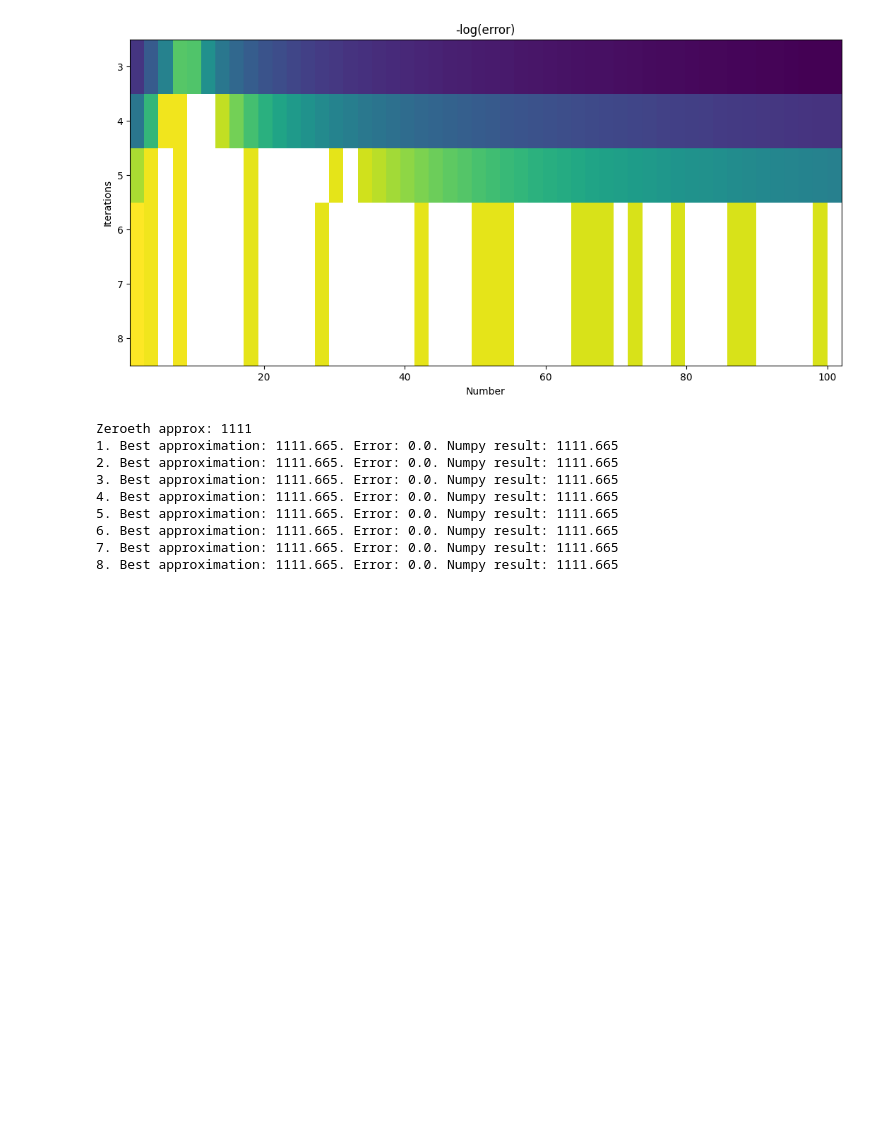
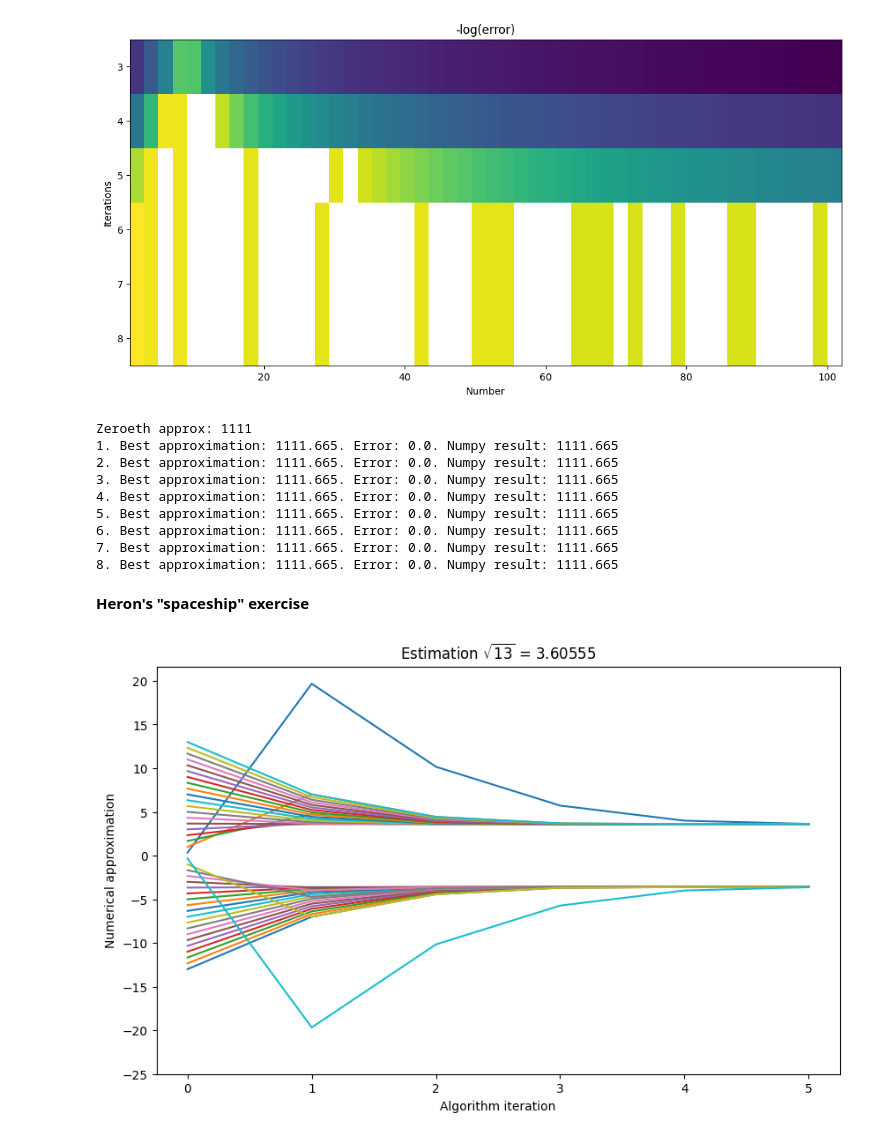
Before and after one commit to viktor-kertanov/master-math, a Jupyter notebook: ch14_number_theory/5_herons_method_square_roots.ipynb, the cells around one changed output. Drawn from its saved outputs; the diff is of its cells as text; code cells hidden in the pictures; blank space fills up the shorter version.

```diff
--- a/ch14_number_theory/5_herons_method_square_roots.ipynb
+++ b/ch14_number_theory/5_herons_method_square_roots.ipynb
@@ -96,3 +96,35 @@ Zeroeth approx: 1111
 6. Best approximation: 1111.665. Error: 0.0. Numpy result: 1111.665
 7. Best approximation: 1111.665. Error: 0.0. Numpy result: 1111.665
 8. Best approximation: 1111.665. Error: 0.0. Numpy result: 1111.665
+# %% [markdown]
+__Heron's "spaceship" exercise__
+# %%
+Y = 13
+start_points = np.linspace(-Y, Y, 40)
+heron_iterations_num = 5
+
+A = np.zeros([len(start_points), heron_iterations_num+1])
+
+for start_idx, start_point in enumerate(start_points):
+    x_approx = start_point
+    x_approx_vector = [x_approx]
+    for iter in range(heron_iterations_num):
+        x_approx = (x_approx + Y/x_approx) / 2
+        x_approx_vector.append(x_approx)
+    # plt.plot(np.array(x_approx_vector))
+    A[start_idx, :] = x_approx_vector
+
+
+
+plt.plot(np.arange(heron_iterations_num+1), A.T)
+plt.xlabel('Algorithm iteration')
+plt.ylabel('Numerical approximation')
+plt.yticks(np.arange(-25, 25, 5))
+plt.title('Estimation $\\sqrt{%s}$ = %s' % (Y, np.round(np.sqrt(Y),5)))
+
+plt.gcf().set_size_inches(10, 6)
+plt.show()
+
+# display(Math(sym.latex(sym.sympify(np.round(A,2)))))
+# %% [output]
+[figure, added]
```
Also changed, not shown: 1 other file.
